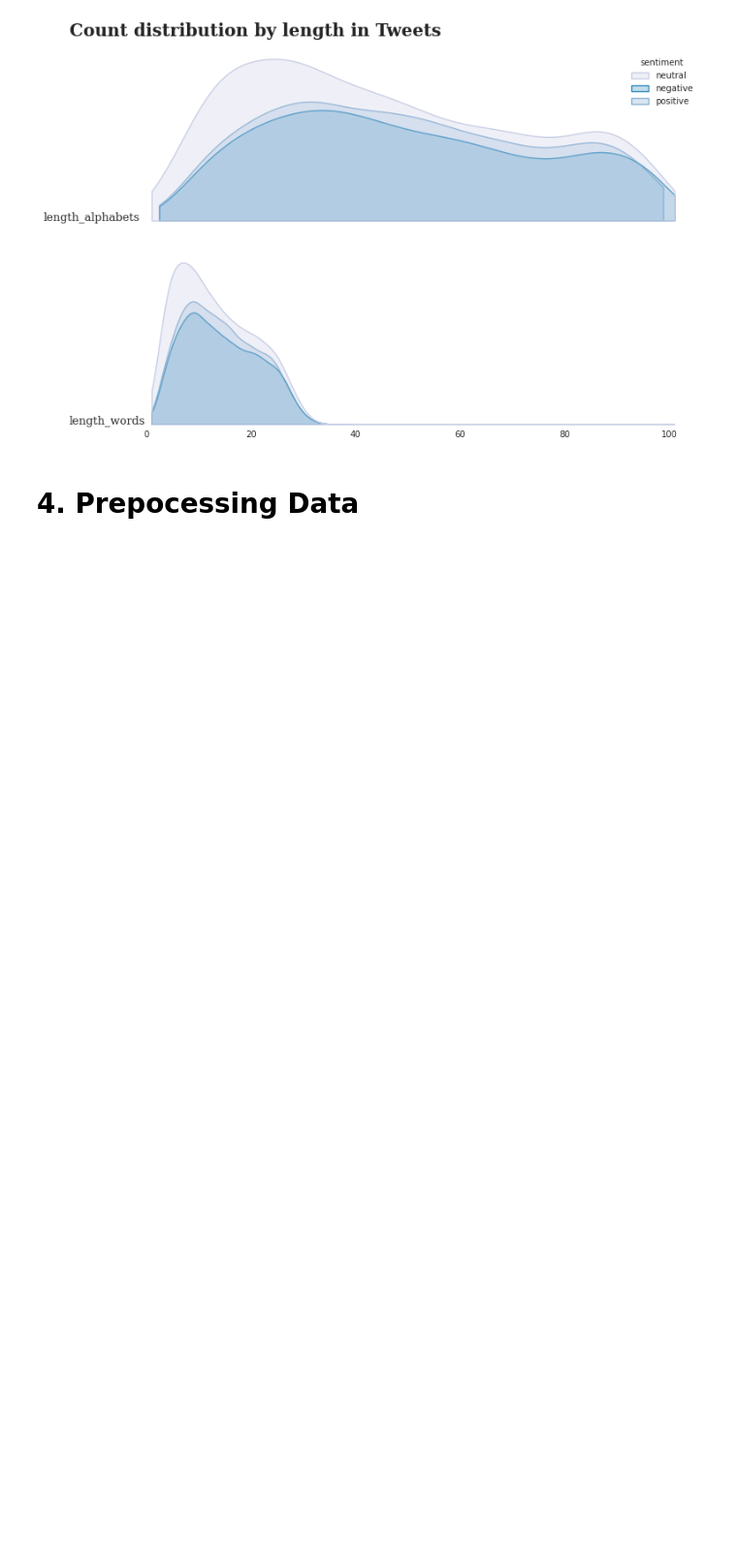
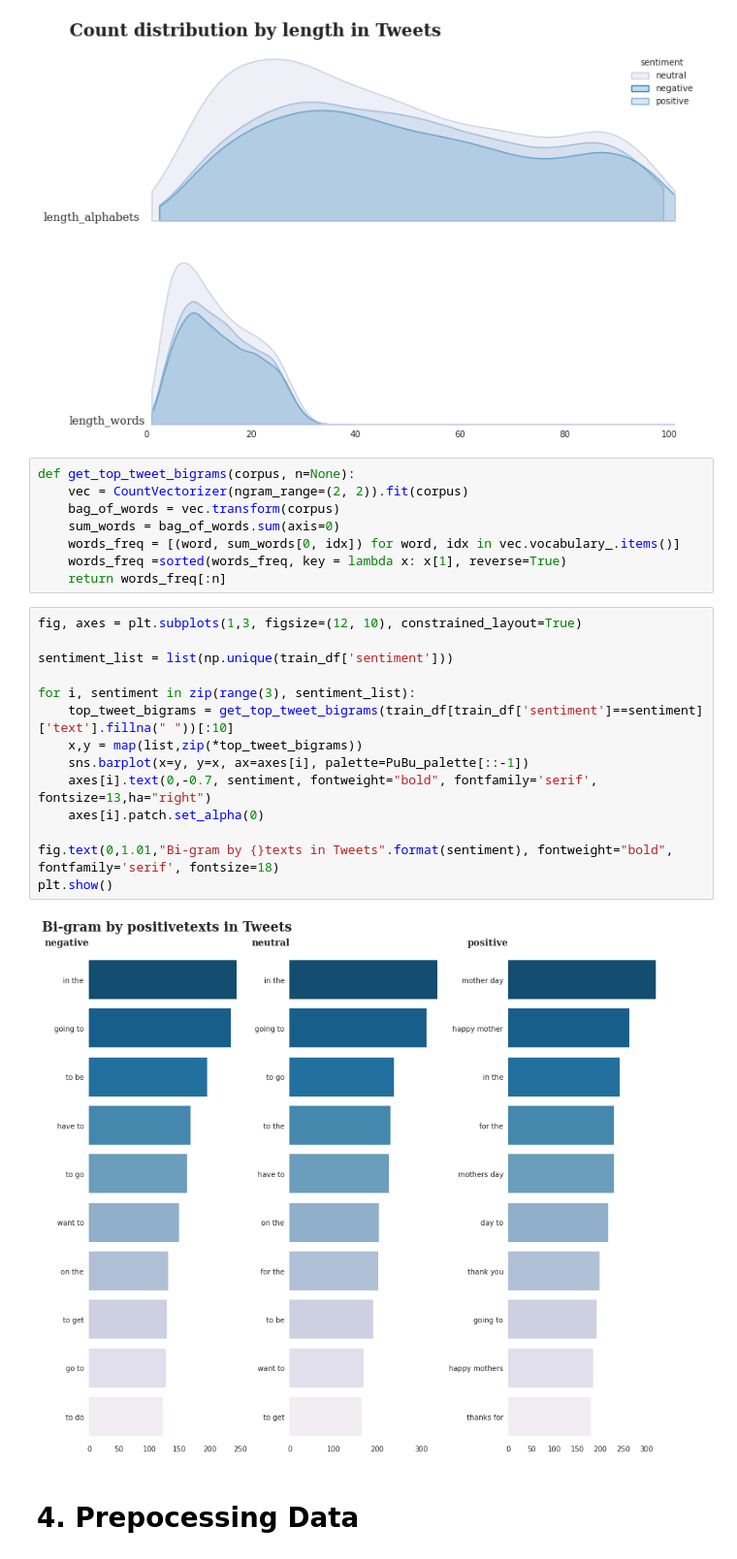
Before and after one commit to jerife/Kaggle, a Jupyter notebook: 09 Tweet Sentiment Extraction.ipynb, the cells around one changed output. Shown at 97% size. Drawn from its saved outputs; the diff is of its cells as text; blank space fills up the shorter version.

Commit message:
feat. Bi-gram EDA & Preprocessing a few

```diff
--- a/09 Tweet Sentiment Extraction.ipynb
+++ b/09 Tweet Sentiment Extraction.ipynb
@@ -225,5 +251,29 @@ fig.text(0.05,0.91,"Count distribution by length in Tweets", fontweight="bold",
 plt.show()
 # %% [output]
 [figure]
+# %%
+def get_top_tweet_bigrams(corpus, n=None):
+    vec = CountVectorizer(ngram_range=(2, 2)).fit(corpus)
+    bag_of_words = vec.transform(corpus)
+    sum_words = bag_of_words.sum(axis=0)
+    words_freq = [(word, sum_words[0, idx]) for word, idx in vec.vocabulary_.items()]
+    words_freq =sorted(words_freq, key = lambda x: x[1], reverse=True)
+    return words_freq[:n]
+# %%
+fig, axes = plt.subplots(1,3, figsize=(12, 10), constrained_layout=True)
+
+sentiment_list = list(np.unique(train_df['sentiment']))
+
+for i, sentiment in zip(range(3), sentiment_list):
+    top_tweet_bigrams = get_top_tweet_bigrams(train_df[train_df['sentiment']==sentiment]['text'].fillna(" "))[:10]
+    x,y = map(list,zip(*top_tweet_bigrams))
+    sns.barplot(x=y, y=x, ax=axes[i], palette=PuBu_palette[::-1])
+    axes[i].text(0,-0.7, sentiment, fontweight="bold", fontfamily='serif', fontsize=13,ha="right")
+    axes[i].patch.set_alpha(0)
+
+fig.text(0,1.01,"Bi-gram by {}texts in Tweets".format(sentiment), fontweight="bold", fontfamily='serif', fontsize=18)
+plt.show()
+# %% [output]
+[figure, added]
 # %% [markdown]
 # 4. Prepocessing Data
```
Also changed, not shown: parts of 15 cells of this notebook.
